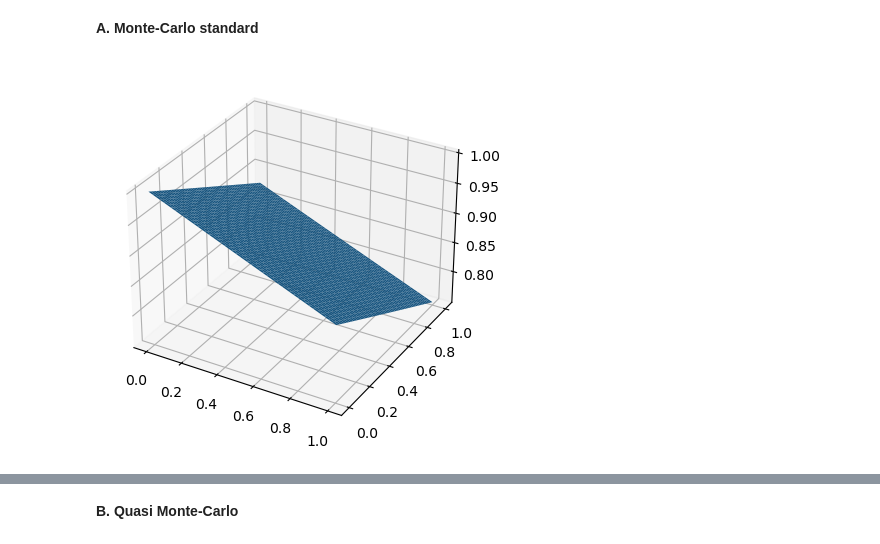
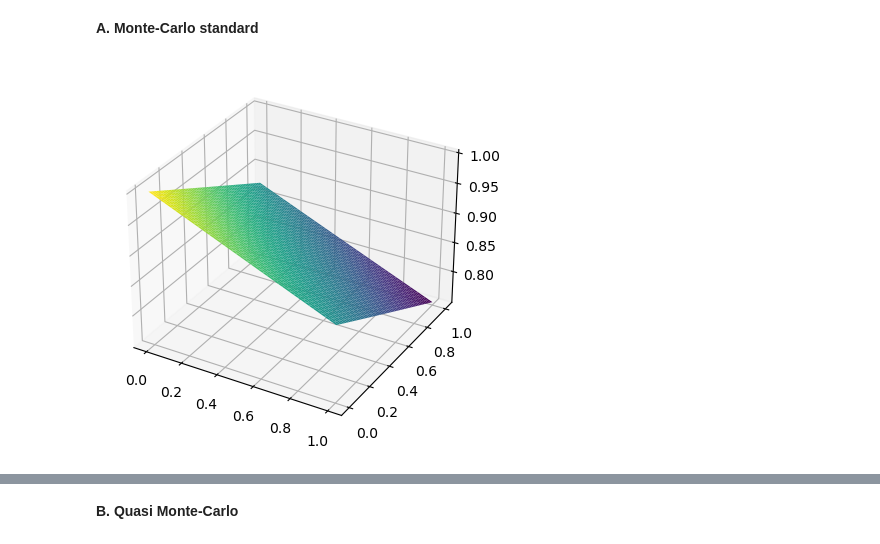
Before and after one commit to mchabrol/Monte-carlo, a Jupyter notebook: ProjetStrat.ipynb, the cells around one changed output, grey strips where cells are left out. Saved outputs shown, nothing was run; the diff lists cells and outputs as text; code cells hidden in the pictures.

```diff
--- a/ProjetStrat.ipynb
+++ b/ProjetStrat.ipynb
@@ -23,20 +23,21 @@ def f(u):
     d = u.shape[1]
     return 1 + np.sin(2 * np.pi * (1/d * np.sum(u, axis = 1) - 1/2))
 
-def ftest(u,v):
+def f2D(u,v):
     d = u.shape[1]
     return 1 + np.sin(2 * np.pi * (1/d * (u+v) - 1/2))
 # %%
 x1 = np.linspace(0, 1, num=50)
 x2 = np.linspace(0, 1, num=50)
+x3 = np.linspace(0, 1, num=50)
 X1, X2 = np.meshgrid(x1, x2)
-Z = ftest(X1, X2)
+Z = f2D(X1, X2)
 fig = plt.figure()
 ax = fig.add_subplot(projection='3d') # pour un graphe en 3D
 ax.plot_surface(X1, X2, Z, cmap='viridis')
 plt.show()
 # %% [output]
-[figure, old version]
+[figure, new version]
 # %%
 #Estimation de l'intégrale par la méthode de Monte Carlo standard
 
```
Also changed, not shown: parts of 10 cells of this notebook.
